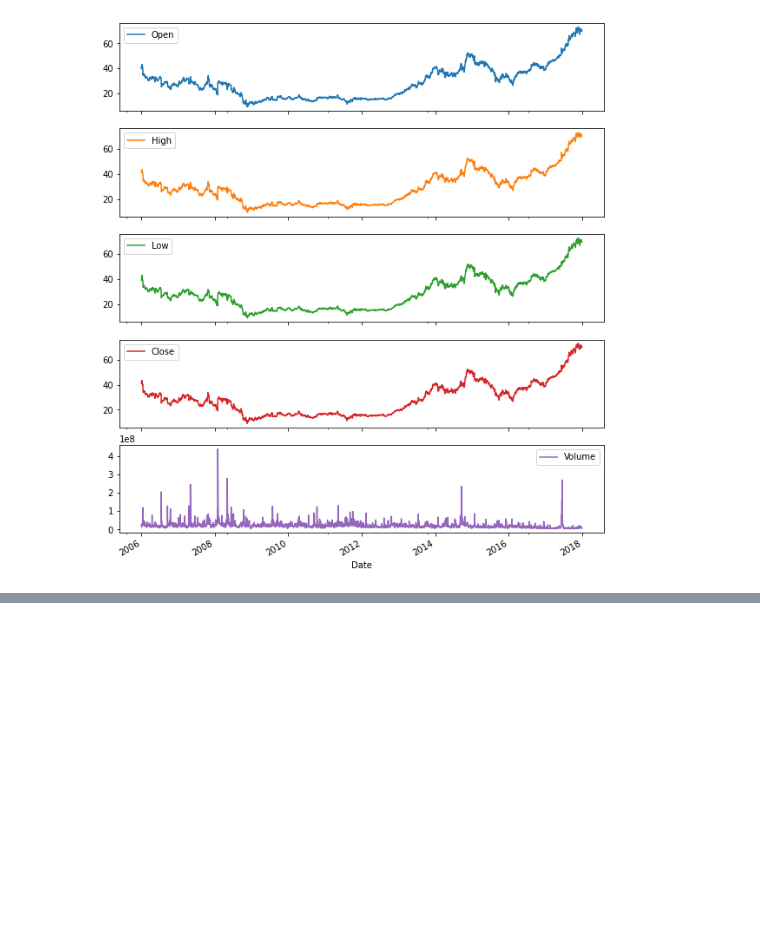
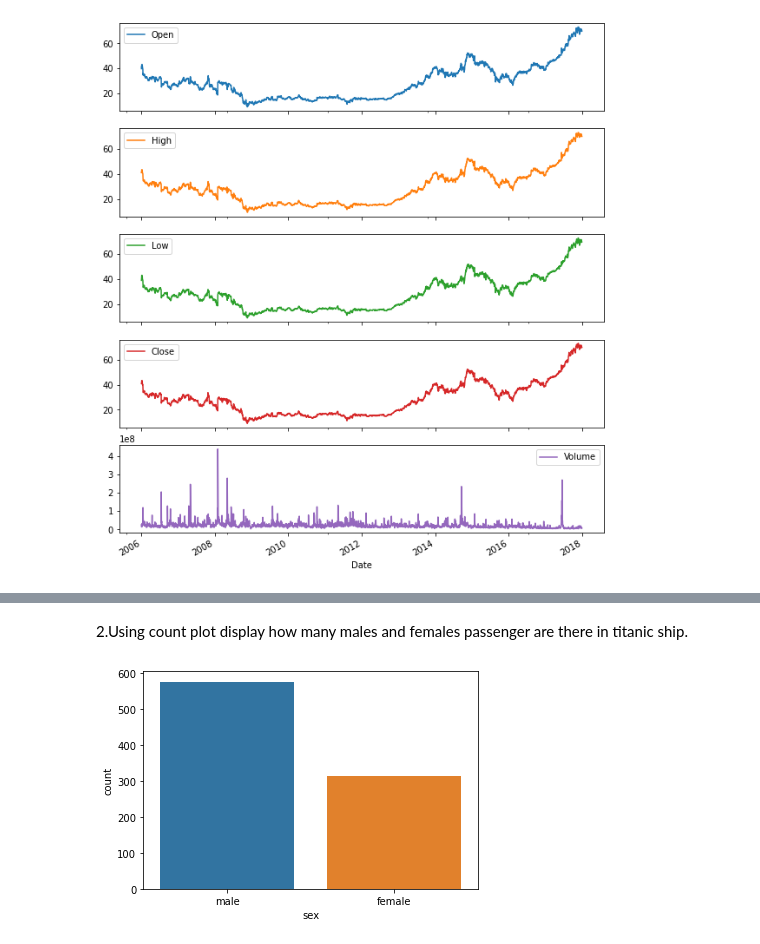
Before and after one commit to harshad848/pydata, a Jupyter notebook: Data_visualization_with_python.ipynb, the cells around one changed output, grey strips where cells are left out. Saved outputs shown, nothing was run; the diff lists cells and outputs as text; code cells hidden in the pictures; blank space fills up the shorter version.

```diff
--- a/Data_visualization_with_python.ipynb
+++ b/Data_visualization_with_python.ipynb
@@ -839,0 +905,10 @@ array([<AxesSubplot:xlabel='Date'>, <AxesSubplot:xlabel='Date'>,
+# %% [markdown]
+2.Using count plot display how many males and females passenger are there in titanic ship.
+# %%
+import seaborn as sns
+import pandas as pd
+df=sns.load_dataset('titanic')
+sns.countplot(x='sex',data=df)
+plt.show()
+# %% [output]
+[figure, added]
```
Also changed, not shown: parts of 98 cells of this notebook.
